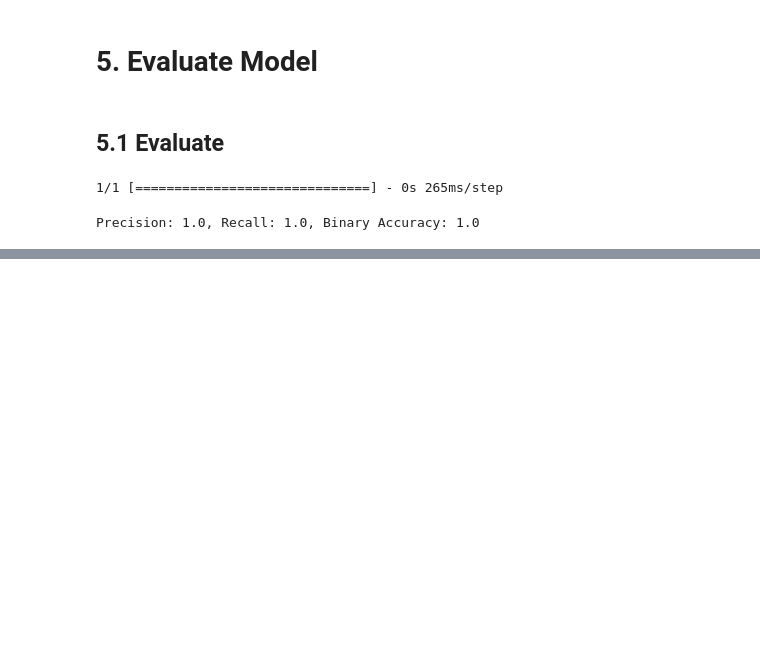
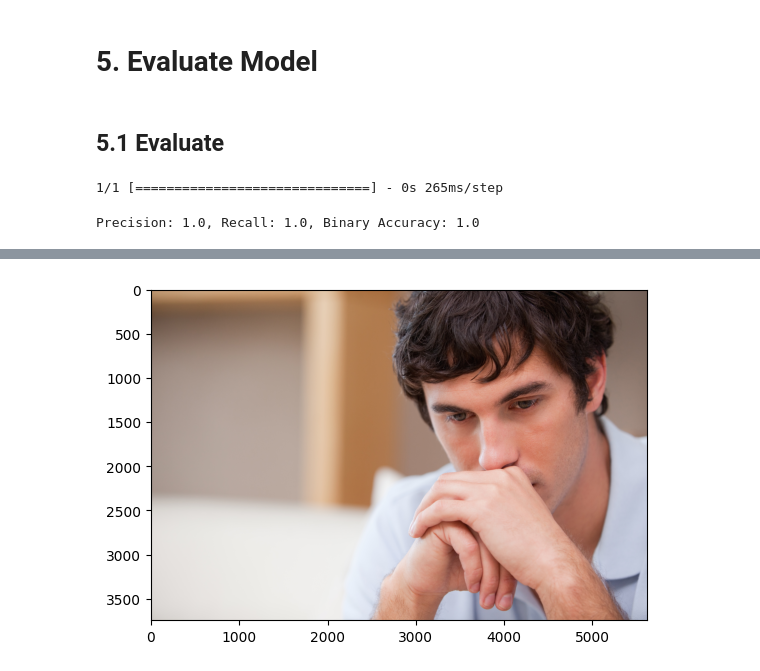
Before and after one commit to Stilledood/Deep-Learning, a Jupyter notebook: Getting started.ipynb, the cells around one changed output, grey strips where cells are left out. Cells and saved outputs as stored; diff of their text form; code cells hidden in the pictures; blank space fills up the shorter version.

```diff
--- a/Getting started.ipynb
+++ b/Getting started.ipynb
@@ -424,0 +435,5 @@ Precision: 1.0, Recall: 1.0, Binary Accuracy: 1.0
+# %%
+plt.imshow(cv2.cvtColor(img, cv2.COLOR_BGR2RGB))
+plt.show()
+# %% [output]
+[figure, added]
```
Also changed, not shown: parts of 13 cells of this notebook, 6 other files.
